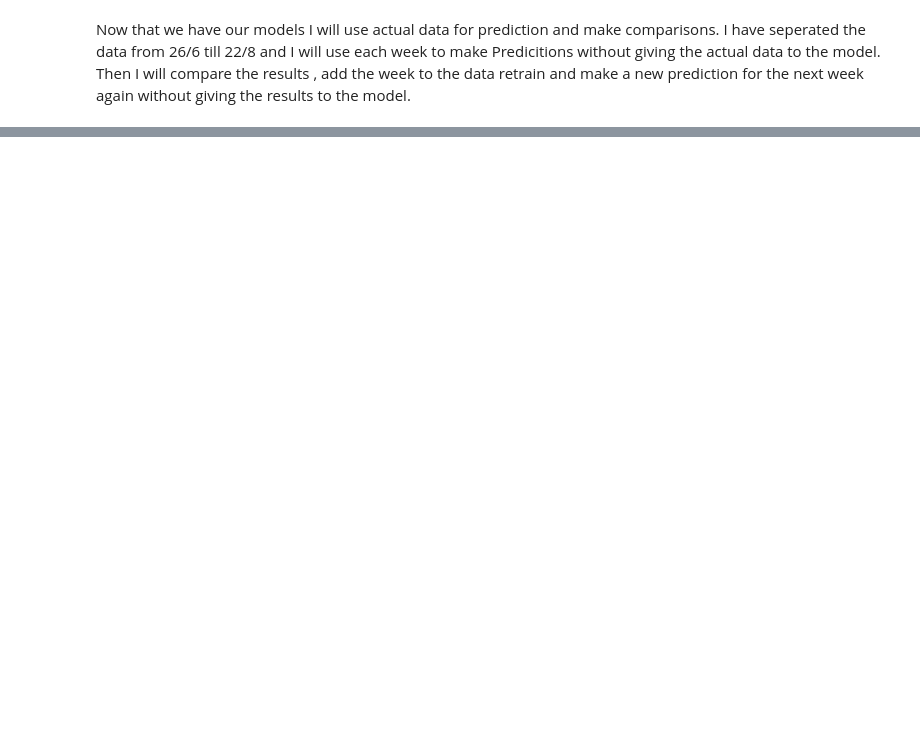
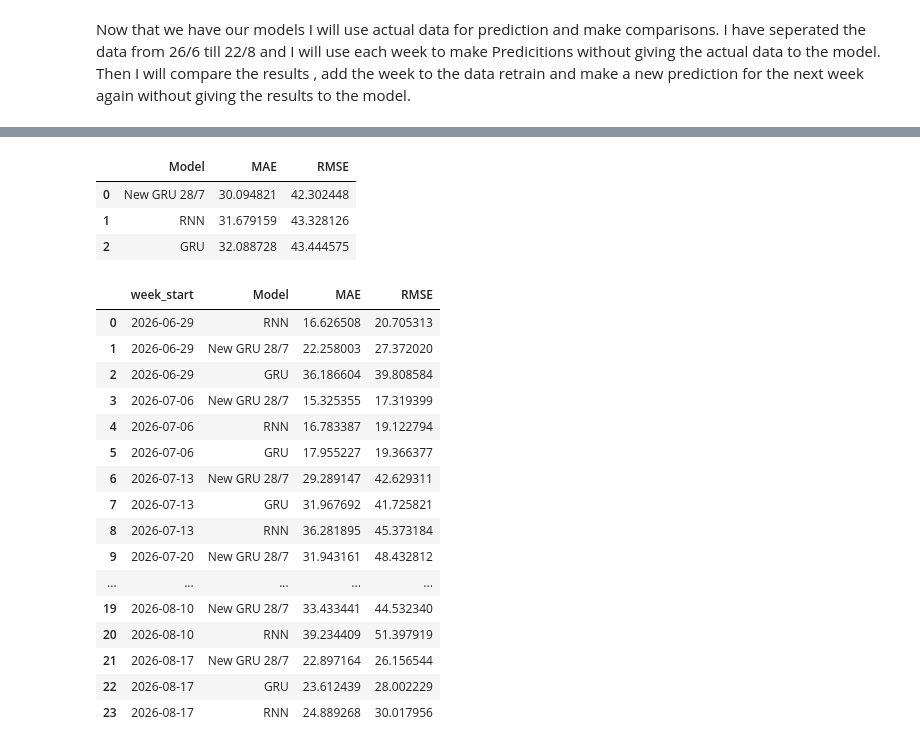
Before and after one commit to ikontouris/Ecommerce-sales-forecasting, a Jupyter notebook: time_series_sales_new_data.ipynb, the cells around one changed output, grey strips where cells are left out. Cells and saved outputs as stored; diff of their text form; code cells hidden in the pictures; blank space fills up the shorter version.

```diff
--- a/time_series_sales_new_data.ipynb
+++ b/time_series_sales_new_data.ipynb
@@ -1060,0 +1403,3 @@ print("GRU Walk-forward RMSE:", rmse_gru_walkforward)
+# %%
+past_steps_new = 28
+future_steps_new = 7
@@ -1060,0 +1862,52 @@ print("GRU Walk-forward RMSE:", rmse_gru_walkforward)
+# %%
+overall_rows = []
+
+for model_name, df_model in all_results_df.groupby("model"):
+    overall_rows.append({
+        "Model": model_name,
+        "MAE": mean_absolute_error(df_model["y_true"], df_model["y_pred"]),
+        "RMSE": root_mean_squared_error(df_model["y_true"], df_model["y_pred"])
+    })
+
+overall_metrics_df = pd.DataFrame(overall_rows).sort_values("MAE").reset_index(drop=True)
+
+overall_metrics_df
+# %% [output]
+|  | Model | MAE | RMSE |
+| 0 | New GRU 28/7 | 30.094821 | 42.302448 |
+| 1 | RNN | 31.679159 | 43.328126 |
+| 2 | GRU | 32.088728 | 43.444575 |
+# %%
+weekly_rows = []
+
+for (week_start, model_name), df_week in all_results_df.groupby(["week_start", "model"]):
+    weekly_rows.append({
+        "week_start": week_start,
+        "Model": model_name,
+        "MAE": mean_absolute_error(df_week["y_true"], df_week["y_pred"]),
+        "RMSE": root_mean_squared_error(df_week["y_true"], df_week["y_pred"])
+    })
+
+weekly_metrics_df = pd.DataFrame(weekly_rows).sort_values(
+    ["week_start", "MAE"]
+).reset_index(drop=True)
+
+weekly_metrics_df
+# %% [output]
+|  | week_start | Model | MAE | RMSE |
+| 0 | 2026-06-29 | RNN | 16.626508 | 20.705313 |
+| 1 | 2026-06-29 | New GRU 28/7 | 22.258003 | 27.372020 |
+| 2 | 2026-06-29 | GRU | 36.186604 | 39.808584 |
+| 3 | 2026-07-06 | New GRU 28/7 | 15.325355 | 17.319399 |
+| 4 | 2026-07-06 | RNN | 16.783387 | 19.122794 |
+| 5 | 2026-07-06 | GRU | 17.955227 | 19.366377 |
+| 6 | 2026-07-13 | New GRU 28/7 | 29.289147 | 42.629311 |
+| 7 | 2026-07-13 | GRU | 31.967692 | 41.725821 |
+| 8 | 2026-07-13 | RNN | 36.281895 | 45.373184 |
+| 9 | 2026-07-20 | New GRU 28/7 | 31.943161 | 48.432812 |
+| ... | ... | ... | ... | ... |
+| 19 | 2026-08-10 | New GRU 28/7 | 33.433441 | 44.532340 |
+| 20 | 2026-08-10 | RNN | 39.234409 | 51.397919 |
+| 21 | 2026-08-17 | New GRU 28/7 | 22.897164 | 26.156544 |
+| 22 | 2026-08-17 | GRU | 23.612439 | 28.002229 |
+| 23 | 2026-08-17 | RNN | 24.889268 | 30.017956 |
```
Also changed, not shown: parts of 56 cells of this notebook.
